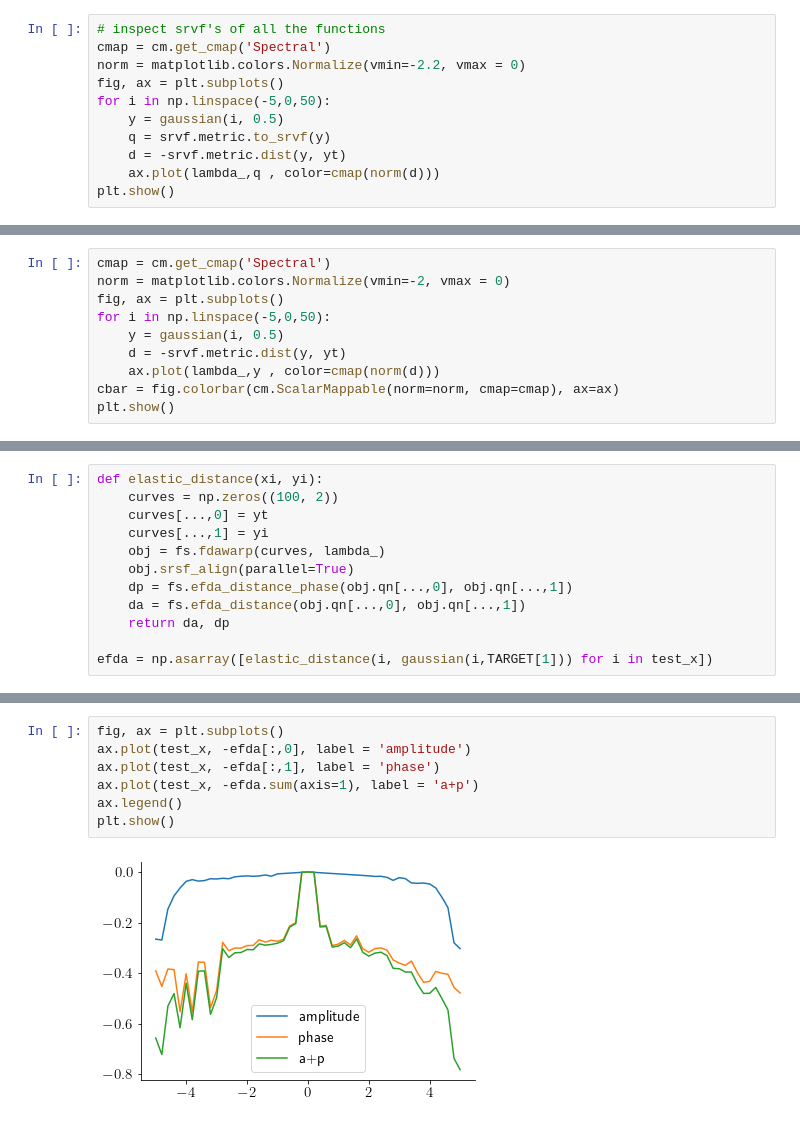
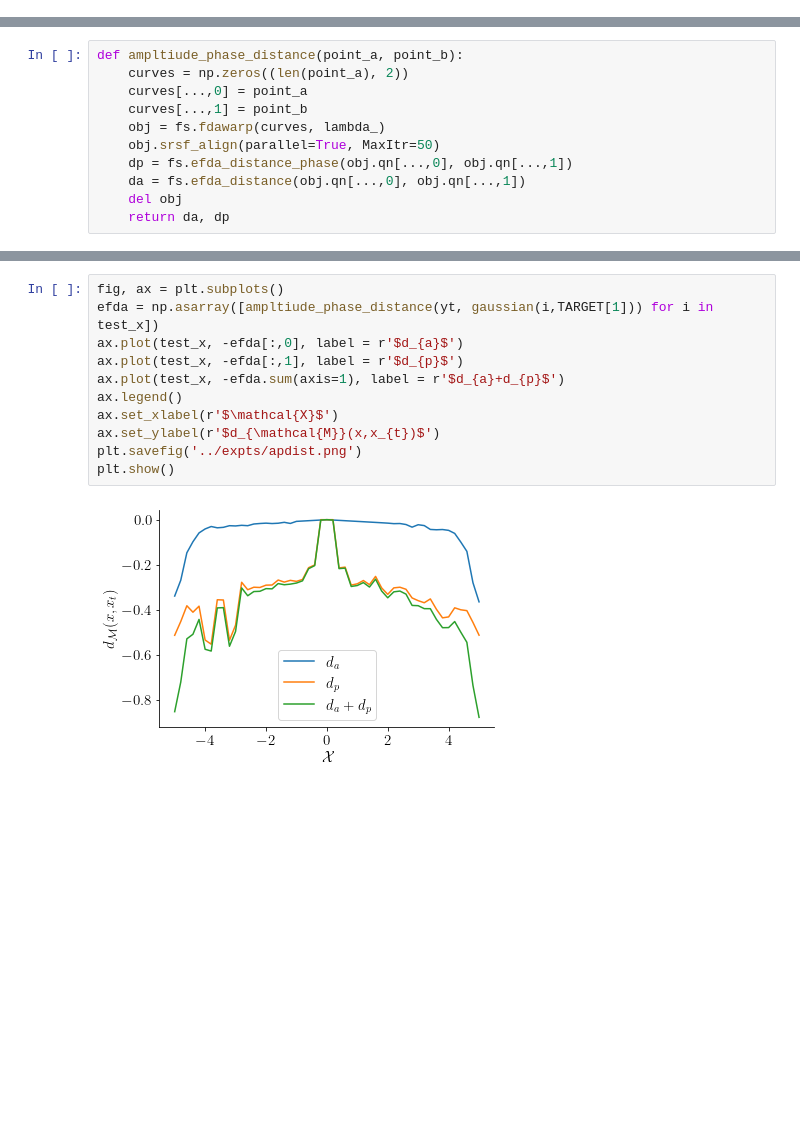
Before and after one commit to pozzo-research-group/HEAD, a Jupyter notebook: notebooks/26-Test distance measures with Gaussian functions.ipynb, the cells around one changed output, grey strips where cells are left out. Saved outputs shown, nothing was run; the diff lists cells and outputs as text; blank space fills up the shorter version.

```diff
--- a/notebooks/26-Test distance measures with Gaussian functions.ipynb
+++ b/notebooks/26-Test distance measures with Gaussian functions.ipynb
@@ -80,11 +78,0 @@ plt.show()
-# %%
-# inspect srvf's of all the functions
-cmap = cm.get_cmap('Spectral')
-norm = matplotlib.colors.Normalize(vmin=-2.2, vmax = 0)
-fig, ax = plt.subplots()
-for i in np.linspace(-5,0,50):
-    y = gaussian(i, 0.5)
-    q = srvf.metric.to_srvf(y)
-    d = -srvf.metric.dist(y, yt)
-    ax.plot(lambda_,q , color=cmap(norm(d)))
-plt.show()
@@ -93,10 +78,0 @@ plt.show()
-# %%
-cmap = cm.get_cmap('Spectral')
-norm = matplotlib.colors.Normalize(vmin=-2, vmax = 0)
-fig, ax = plt.subplots()
-for i in np.linspace(-5,0,50):
-    y = gaussian(i, 0.5)
-    d = -srvf.metric.dist(y, yt)
-    ax.plot(lambda_,y , color=cmap(norm(d)))
-cbar = fig.colorbar(cm.ScalarMappable(norm=norm, cmap=cmap), ax=ax)
-plt.show()
@@ -105,12 +79,11 @@ plt.show()
 # %%
-def elastic_distance(xi, yi):
-    curves = np.zeros((100, 2))
-    curves[...,0] = yt
-    curves[...,1] = yi
+def ampltiude_phase_distance(point_a, point_b):
+    curves = np.zeros((len(point_a), 2))
+    curves[...,0] = point_a
+    curves[...,1] = point_b
     obj = fs.fdawarp(curves, lambda_)
-    obj.srsf_align(parallel=True)
+    obj.srsf_align(parallel=True, MaxItr=50)
     dp = fs.efda_distance_phase(obj.qn[...,0], obj.qn[...,1])
     da = fs.efda_distance(obj.qn[...,0], obj.qn[...,1])
+    del obj
     return da, dp
-
-efda = np.asarray([elastic_distance(i, gaussian(i,TARGET[1])) for i in test_x])
@@ -135,9 +116,13 @@ maximal number of iterations is reached
 # %%
 fig, ax = plt.subplots()
-ax.plot(test_x, -efda[:,0], label = 'amplitude')
-ax.plot(test_x, -efda[:,1], label = 'phase')
-ax.plot(test_x, -efda.sum(axis=1), label = 'a+p')
+efda = np.asarray([ampltiude_phase_distance(yt, gaussian(i,TARGET[1])) for i in test_x])
+ax.plot(test_x, -efda[:,0], label = r'$d_{a}$')
+ax.plot(test_x, -efda[:,1], label = r'$d_{p}$')
+ax.plot(test_x, -efda.sum(axis=1), label = r'$d_{a}+d_{p}$')
 ax.legend()
+ax.set_xlabel(r'$\mathcal{X}$')
+ax.set_ylabel(r'$d_{\mathcal{M}}(x,x_{t})$')
+plt.savefig('../expts/apdist.png')
 plt.show()
 # %% [output]
-[figure, old version]
+[figure, new version]
```
Also changed, not shown: parts of 6 cells of this notebook, 6 other files.
